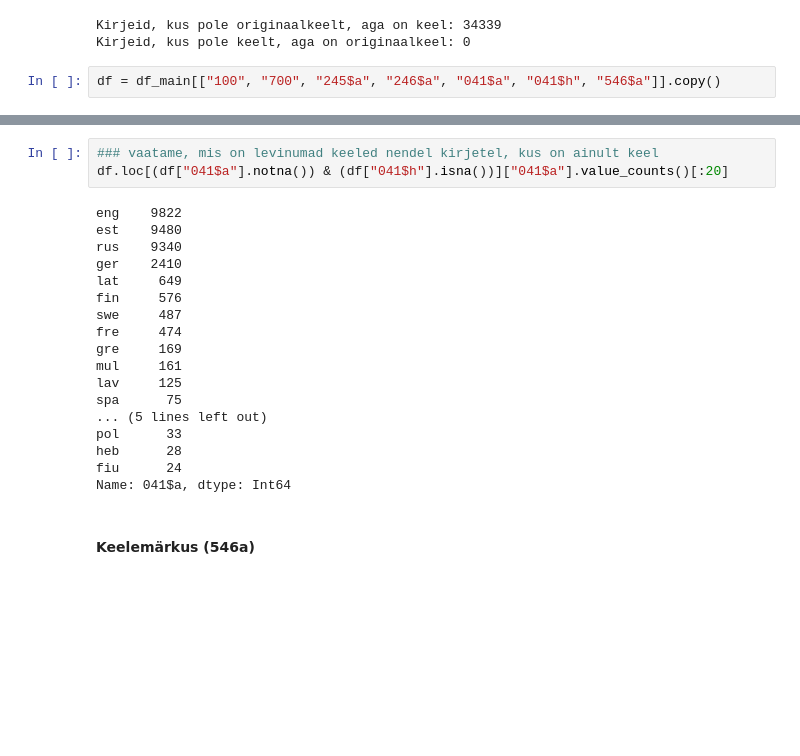
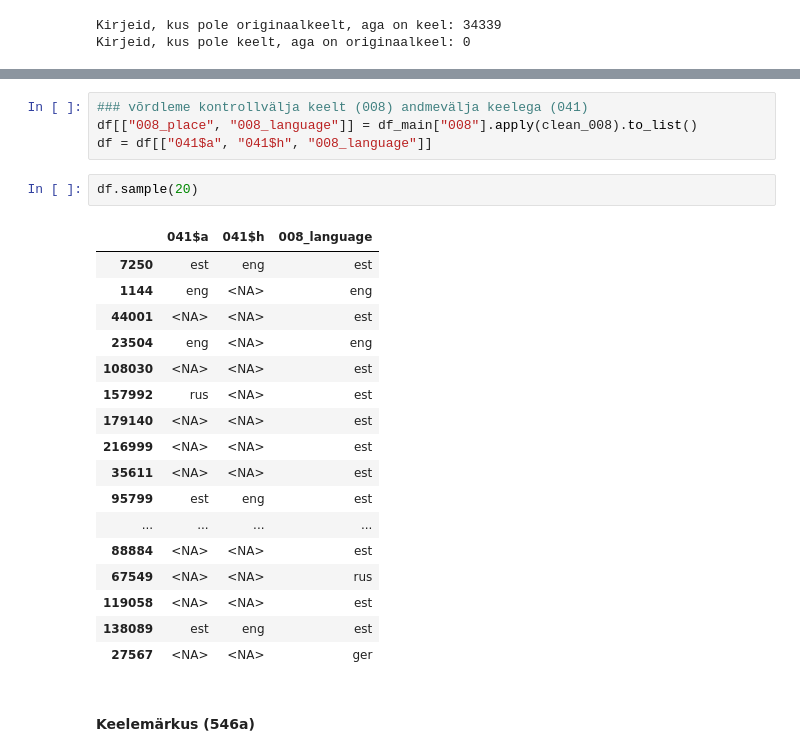
Before and after one commit to RaRa-digiLab/enb-curator, a Jupyter notebook: notebooks/filter-and-clean.ipynb, the cells around one changed output, grey strips where cells are left out. Cells and saved outputs as stored; diff of their text form; blank space fills up the shorter version.

```diff
--- a/notebooks/filter-and-clean.ipynb
+++ b/notebooks/filter-and-clean.ipynb
@@ -228,5 +228,3 @@ print(f'Kirjeid, kus pole keelt, aga on originaalkeel: {len(df.loc[(df["041$a"].
 # %% [output]
 Kirjeid, kus pole originaalkeelt, aga on keel: 34339
 Kirjeid, kus pole keelt, aga on originaalkeel: 0
-# %%
-df = df_main[["100", "700", "245$a", "246$a", "041$a", "041$h", "546$a"]].copy()
@@ -247,24 +231,27 @@ df.loc[df["041$a"].notna()].sample(10)
-# %%
-### vaatame, mis on levinumad keeled nendel kirjetel, kus on ainult keel
-df.loc[(df["041$a"].notna()) & (df["041$h"].isna())]["041$a"].value_counts()[:20]
-# %% [output]
-eng    9822
-est    9480
-rus    9340
-ger    2410
-lat     649
-fin     576
-swe     487
-fre     474
-gre     169
-mul     161
-lav     125
-spa      75
-... (5 lines left out)
-pol      33
-heb      28
-fiu      24
-Name: 041$a, dtype: Int64
+# %%
+### võrdleme kontrollvälja keelt (008) andmevälja keelega (041)
+df[["008_place", "008_language"]] = df_main["008"].apply(clean_008).to_list()
+df = df[["041$a", "041$h", "008_language"]]
+# %%
+df.sample(20)
+# %% [output]
+|  | 041$a | 041$h | 008_language |
+| 7250 | est | eng | est |
+| 1144 | eng | <NA> | eng |
+| 44001 | <NA> | <NA> | est |
+| 23504 | eng | <NA> | eng |
+| 108030 | <NA> | <NA> | est |
+| 157992 | rus | <NA> | est |
+| 179140 | <NA> | <NA> | est |
+| 216999 | <NA> | <NA> | est |
+| 35611 | <NA> | <NA> | est |
+| 95799 | est | eng | est |
+| ... | ... | ... | ... |
+| 88884 | <NA> | <NA> | est |
+| 67549 | <NA> | <NA> | rus |
+| 119058 | <NA> | <NA> | est |
+| 138089 | est | eng | est |
+| 27567 | <NA> | <NA> | ger |
 # %% [markdown]
 #### Keelemärkus (546a)
 # %%
```
Also changed, not shown: parts of 11 cells of this notebook, 2 other files.
